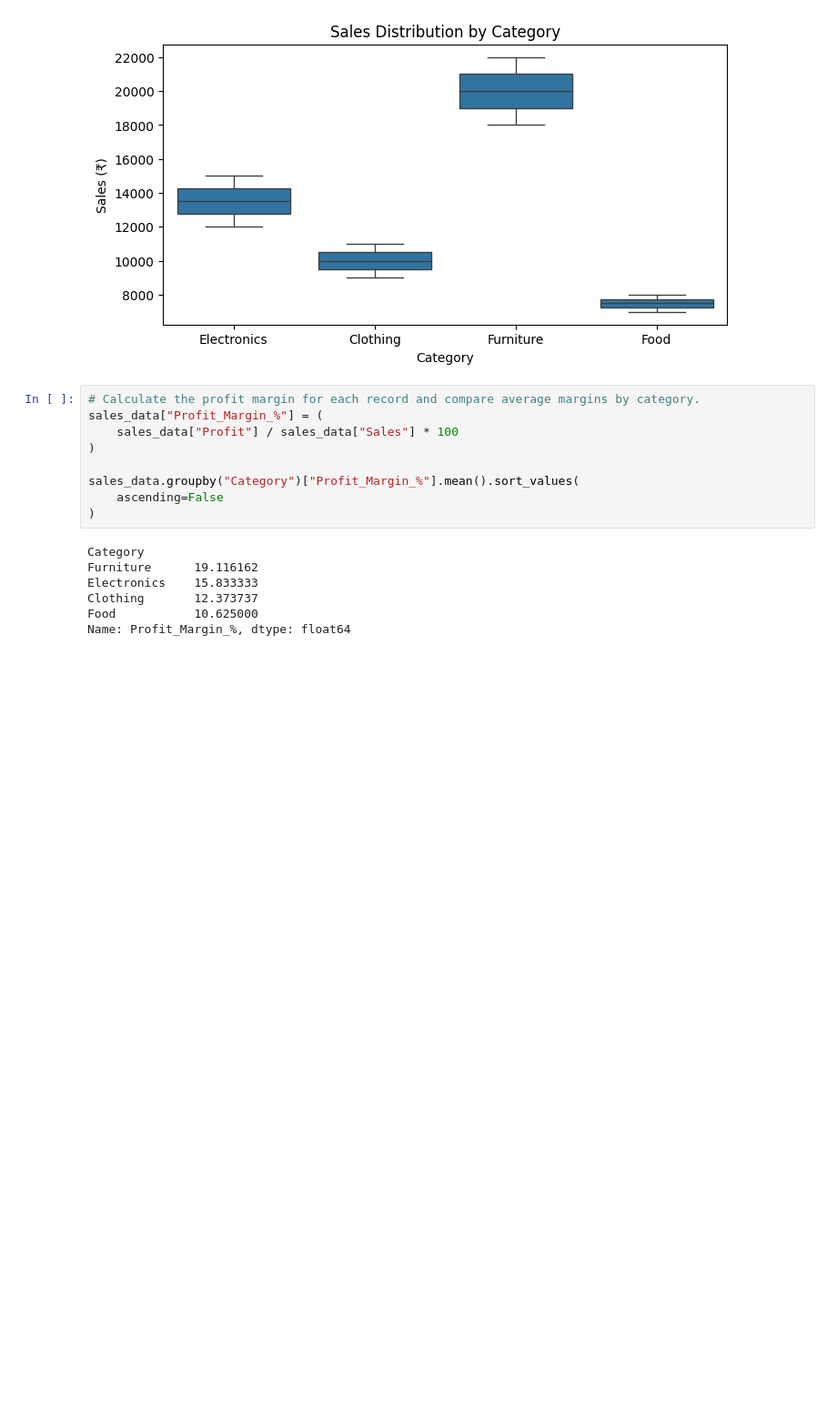
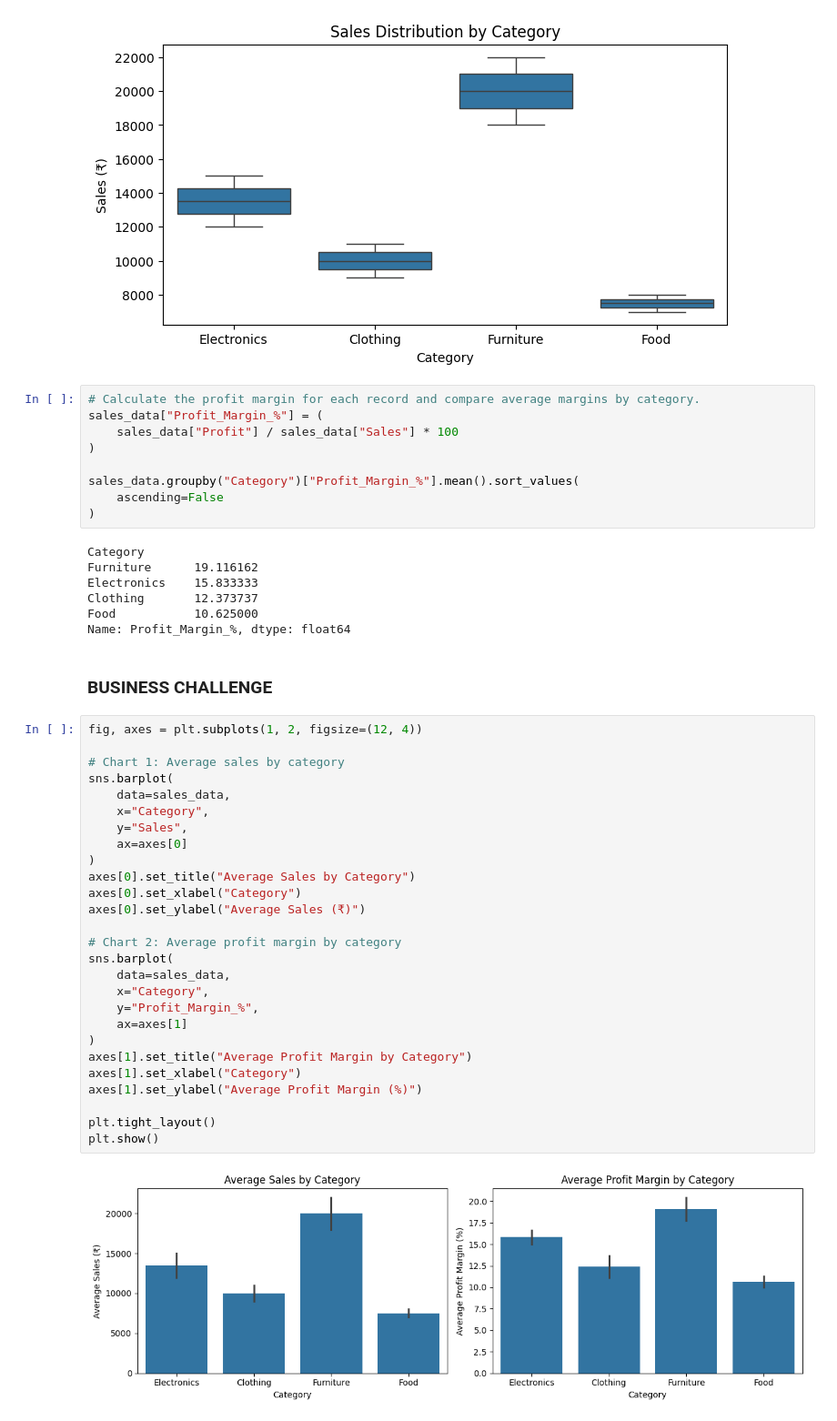
Before and after one commit to ivaibhavpawar1045/Python-Data-Analytics, a Jupyter notebook: 33_Seaborn_Fundamentals_I/practice.ipynb, the cells around one changed output. Shown at 91% size. Drawn from its saved outputs; the diff is of its cells as text; blank space fills up the shorter version.

Commit message:
Complete Seaborn visualization practice and documentation

```diff
--- a/33_Seaborn_Fundamentals_I/practice.ipynb
+++ b/33_Seaborn_Fundamentals_I/practice.ipynb
@@ -161,3 +161,34 @@ Electronics    15.833333
 Clothing       12.373737
 Food           10.625000
 Name: Profit_Margin_%, dtype: float64
+# %% [markdown]
+### BUSINESS CHALLENGE
+# %%
+fig, axes = plt.subplots(1, 2, figsize=(12, 4))
+
+# Chart 1: Average sales by category
+sns.barplot(
+    data=sales_data,
+    x="Category",
+    y="Sales",
+    ax=axes[0]
+)
+axes[0].set_title("Average Sales by Category")
+axes[0].set_xlabel("Category")
+axes[0].set_ylabel("Average Sales (₹)")
+
+# Chart 2: Average profit margin by category
+sns.barplot(
+    data=sales_data,
+    x="Category",
+    y="Profit_Margin_%",
+    ax=axes[1]
+)
+axes[1].set_title("Average Profit Margin by Category")
+axes[1].set_xlabel("Category")
+axes[1].set_ylabel("Average Profit Margin (%)")
+
+plt.tight_layout()
+plt.show()
+# %% [output]
+[figure, added]
```
